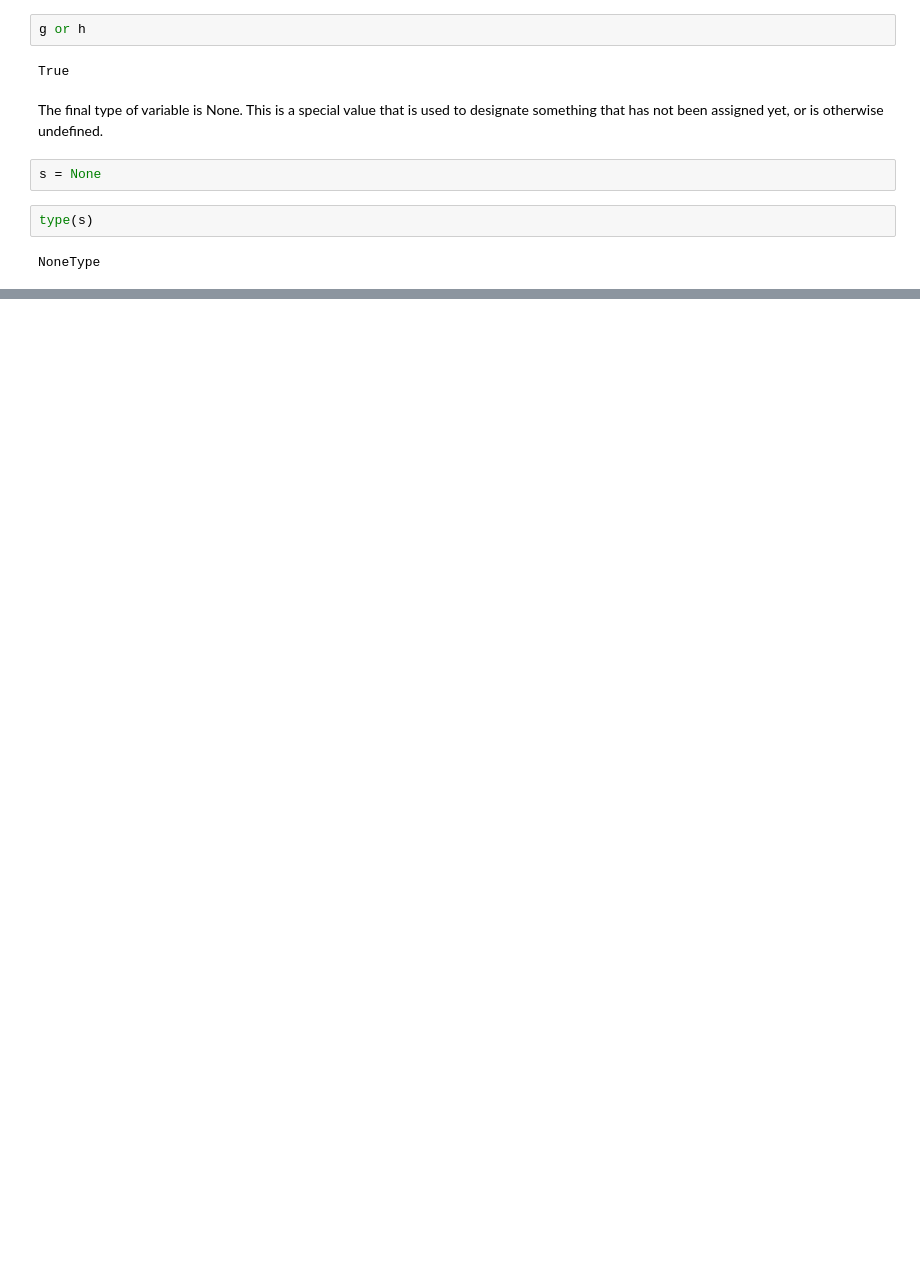
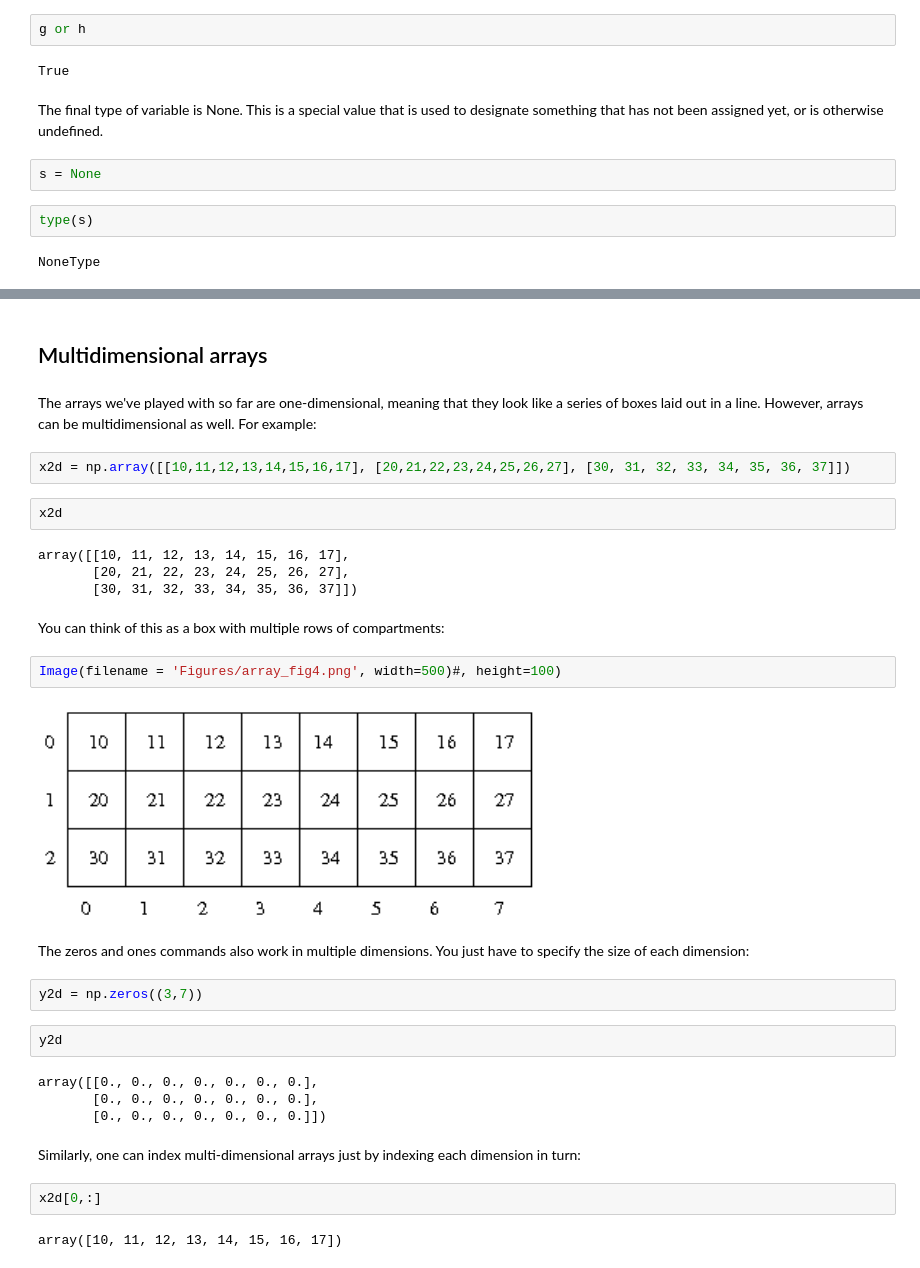
Before and after one commit to profxj/lamat2020, a Jupyter notebook: bootcamp/Class1.ipynb, the cells around one changed output, grey strips where cells are left out. Cells and saved outputs as stored; diff of their text form; blank space fills up the shorter version.

```diff
--- a/bootcamp/Class1.ipynb
+++ b/bootcamp/Class1.ipynb
@@ -308,0 +489,34 @@ NoneType
+# %% [markdown]
+## Multidimensional arrays <a class="anchor" id="multidimensional"></a>
+# %% [markdown]
+The arrays we've played with so far are one-dimensional, meaning that they look like a series of boxes laid out in a line. However, arrays can be multidimensional as well. For example:
+# %%
+x2d = np.array([[10,11,12,13,14,15,16,17], [20,21,22,23,24,25,26,27], [30, 31, 32, 33, 34, 35, 36, 37]])
+# %%
+x2d
+# %% [output]
+array([[10, 11, 12, 13, 14, 15, 16, 17],
+       [20, 21, 22, 23, 24, 25, 26, 27],
+       [30, 31, 32, 33, 34, 35, 36, 37]])
+# %% [markdown]
+You can think of this as a box with multiple rows of compartments:
+# %%
+Image(filename = 'Figures/array_fig4.png', width=500)#, height=100)
+# %% [output]
+[figure, added]
+# %% [markdown]
+The zeros and ones commands also work in multiple dimensions. You just have to specify the size of each dimension:
+# %%
+y2d = np.zeros((3,7))
+# %%
+y2d
+# %% [output]
+array([[0., 0., 0., 0., 0., 0., 0.],
+       [0., 0., 0., 0., 0., 0., 0.],
+       [0., 0., 0., 0., 0., 0., 0.]])
+# %% [markdown]
+Similarly, one can index multi-dimensional arrays just by indexing each dimension in turn:
+# %%
+x2d[0,:]
+# %% [output]
+array([10, 11, 12, 13, 14, 15, 16, 17])
```
Also changed, not shown: parts of 99 cells of this notebook, 7 other files.
